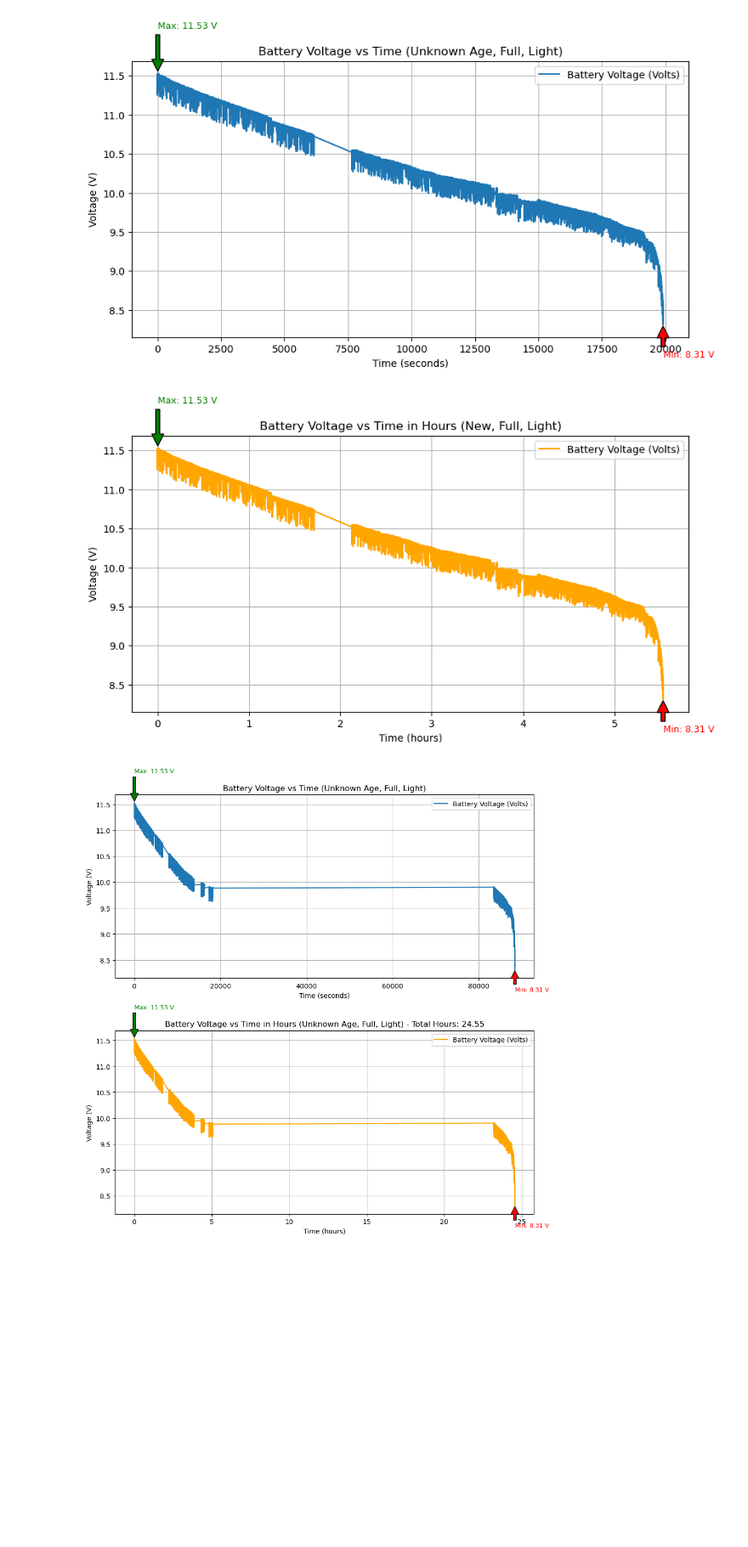
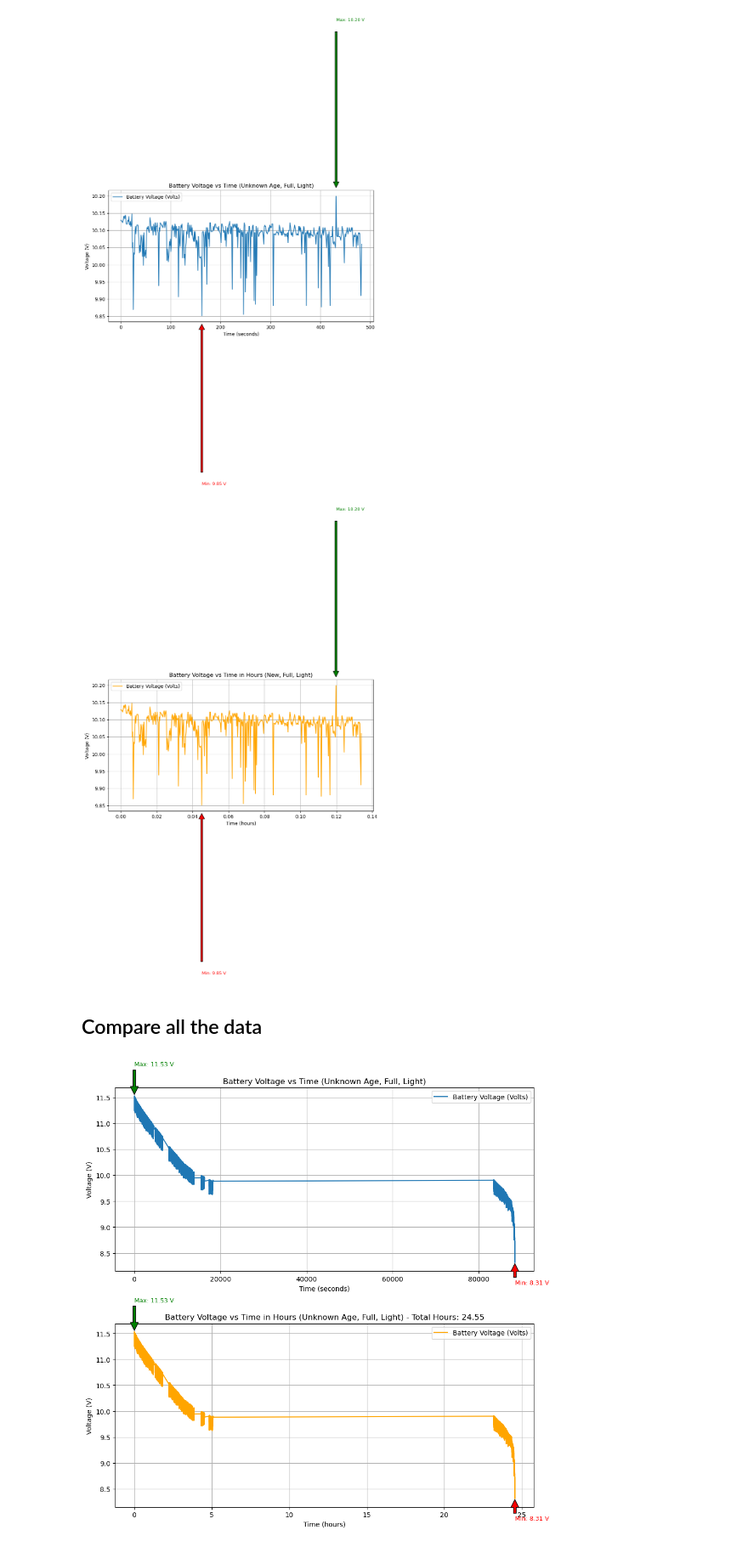
Before and after one commit to sxy-sun/mbot_logger, a Jupyter notebook: battery_log_plot.ipynb, the cells around one changed output. Shown at 85% size. Drawn from its saved outputs; the diff is of its cells as text; code cells hidden in the pictures; blank space fills up the shorter version.

```diff
--- a/battery_log_plot.ipynb
+++ b/battery_log_plot.ipynb
@@ -3,7 +3,7 @@ import pandas as pd
 import matplotlib.pyplot as plt
 
 # Load the CSV data into a DataFrame
-df = pd.read_csv('new_battery_log.csv')
+df = pd.read_csv('mbot_battery_log.csv')
 
 # Adjust utime to start from 0
 df['utime'] = df['utime'] - df['utime'].iloc[0]
@@ -47,35 +47,37 @@ plt.grid(True)
 # Show the legend and plot
 plt.legend()
 plt.show()
 
 # Plot the battery voltage vs time in hours
 plt.figure(figsize=(10, 5))
 plt.plot(df['hours'], df['battery_voltage'], label='Battery Voltage (Volts)', color='orange')
 
 # Label the highest and lowest voltage values
 plt.annotate(f'Max: {max_voltage:.2f} V', xy=(df['hours'][df['battery_voltage'].idxmax()], max_voltage),
              xytext=(df['hours'][df['battery_voltage'].idxmax()], max_voltage * 1.05),
              arrowprops=dict(facecolor='green', shrink=0.05), fontsize=9, color='green')
 plt.annotate(f'Min: {min_voltage:.2f} V', xy=(df['hours'][df['battery_voltage'].idxmin()], min_voltage),
              xytext=(df['hours'][df['battery_voltage'].idxmin()], min_voltage * 0.95),
              arrowprops=dict(facecolor='red', shrink=0.05), fontsize=9, color='red')
 
 # Label the axes for the second plot
 plt.xlabel('Time (hours)')
 plt.ylabel('Voltage (V)')
 
 # Add a title for the second plot
 plt.title('Battery Voltage vs Time in Hours (New, Full, Light)')
 
 # Add a grid for better readability
 plt.grid(True)
 
 # Show the legend and plot
 plt.legend()
 plt.show()
 # %% [output]
-[figure, old version]
+[figure, new version]
-[figure, old version]
+[figure, new version]
+# %% [markdown]
+## Compare all the data
 # %%
 import pandas as pd
 import matplotlib.pyplot as plt
```
Also changed, not shown: parts of 1 cell of this notebook, 7 other files.
